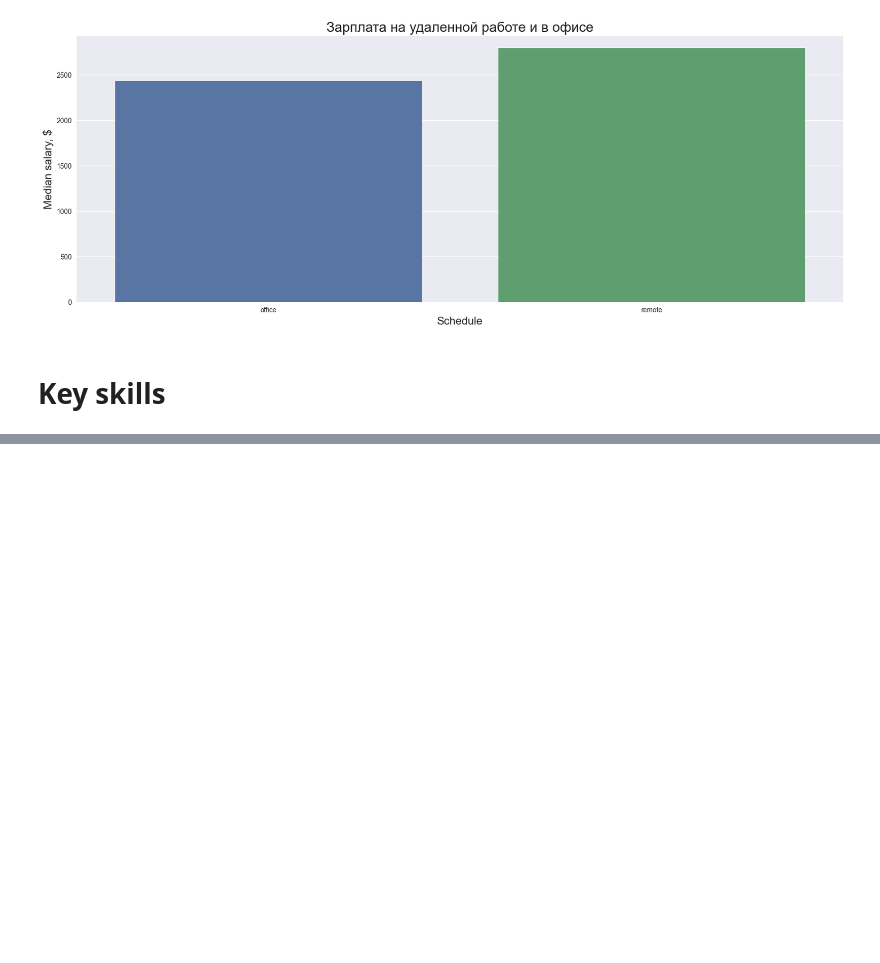
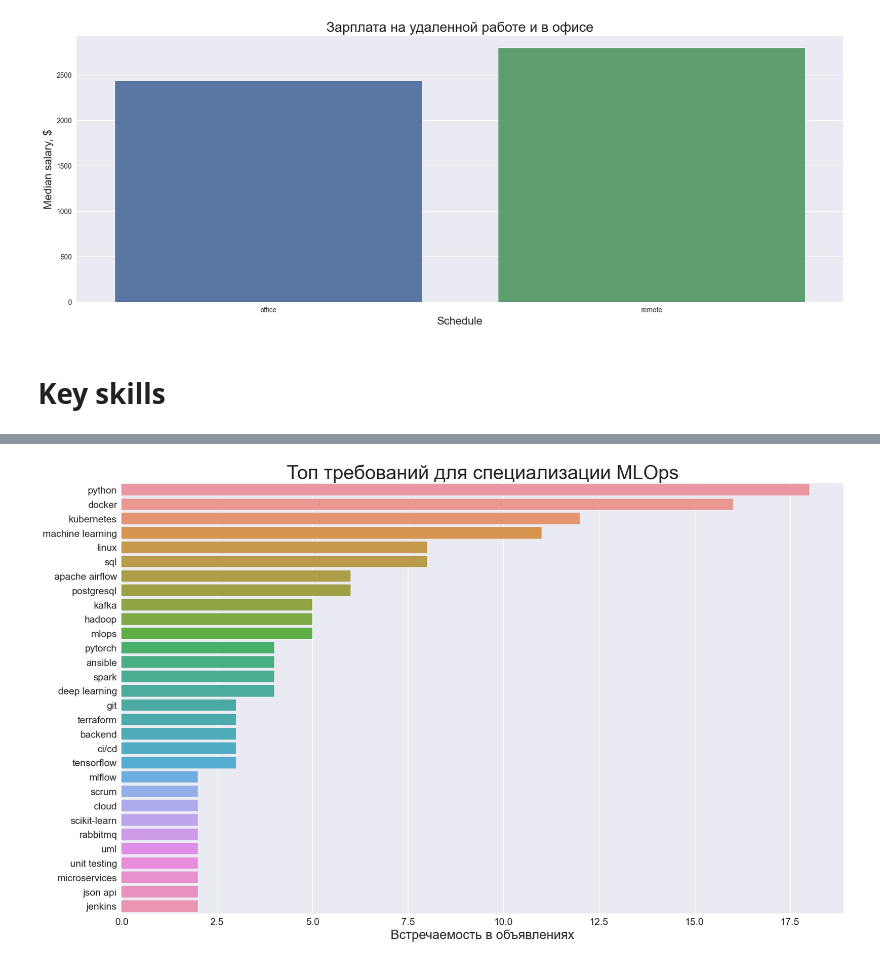
Before and after one commit to Lerrale/DE_vacancy_analysis, a Jupyter notebook: Job_Analysis_4_Analysis.ipynb, the cells around one changed output, grey strips where cells are left out. Drawn from its saved outputs; the diff is of its cells as text; code cells hidden in the pictures; blank space fills up the shorter version.

```diff
--- a/Job_Analysis_4_Analysis.ipynb
+++ b/Job_Analysis_4_Analysis.ipynb
@@ -402,0 +465,4 @@ df.groupby(['profession','experience.name']).aggregate({'salary_to':['min', 'mea
+# %%
+bar_top_skills('MLOps')
+# %% [output]
+[figure, added]
```
Also changed, not shown: parts of 7 cells of this notebook.
